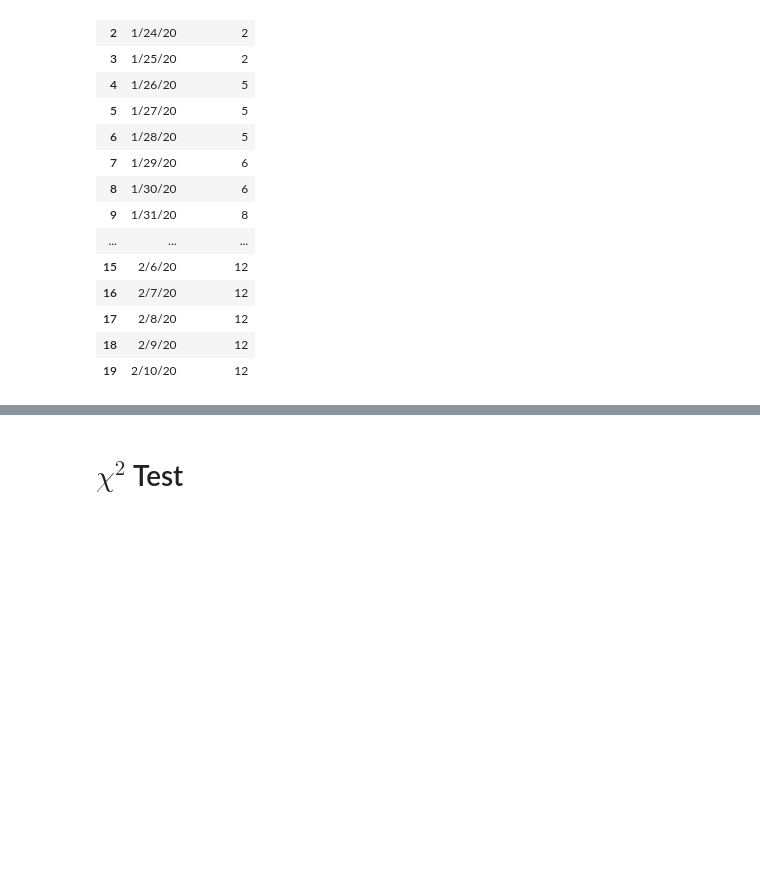
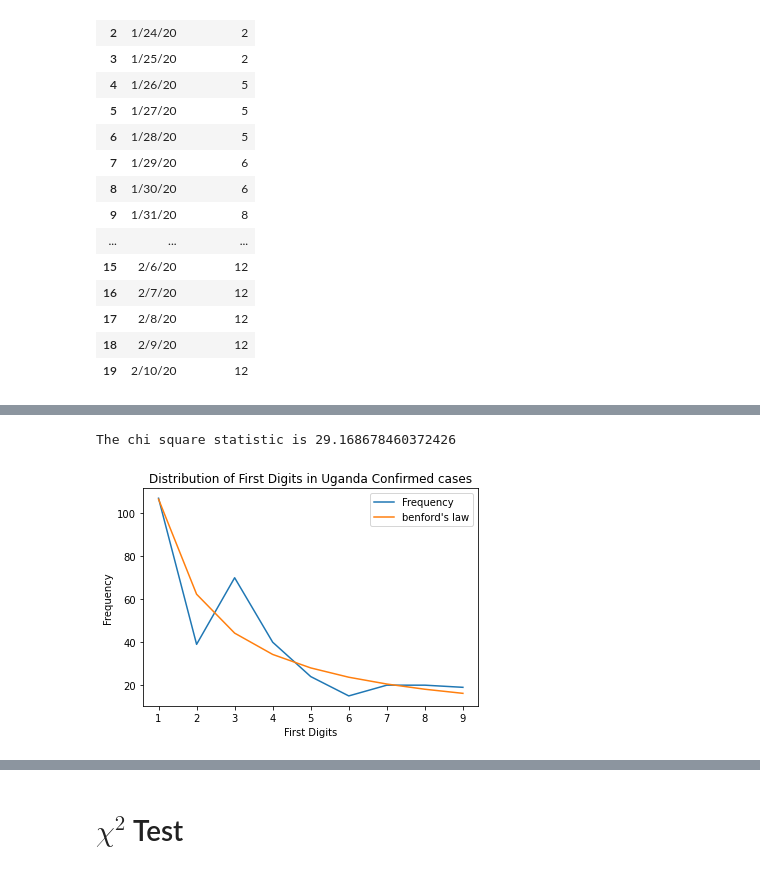
Before and after one commit to springboard-curriculum/DataScienceGuidedCapstone, a Jupyter notebook: Notebooks/kazage-covid19-project-wrangling.ipynb, the cells around one changed output, grey strips where cells are left out. Cells and saved outputs as stored; diff of their text form; code cells hidden in the pictures; blank space fills up the shorter version.

```diff
--- a/Notebooks/kazage-covid19-project-wrangling.ipynb
+++ b/Notebooks/kazage-covid19-project-wrangling.ipynb
@@ -369,0 +377,5 @@ The chi square statistic is 24.218604787286452
+# %%
+ DistributionPlot(confirmed_df, 'Uganda')
+# %% [output]
+The chi square statistic is 29.168678460372426
+[figure, added]
```
Also changed, not shown: parts of 19 cells of this notebook.
